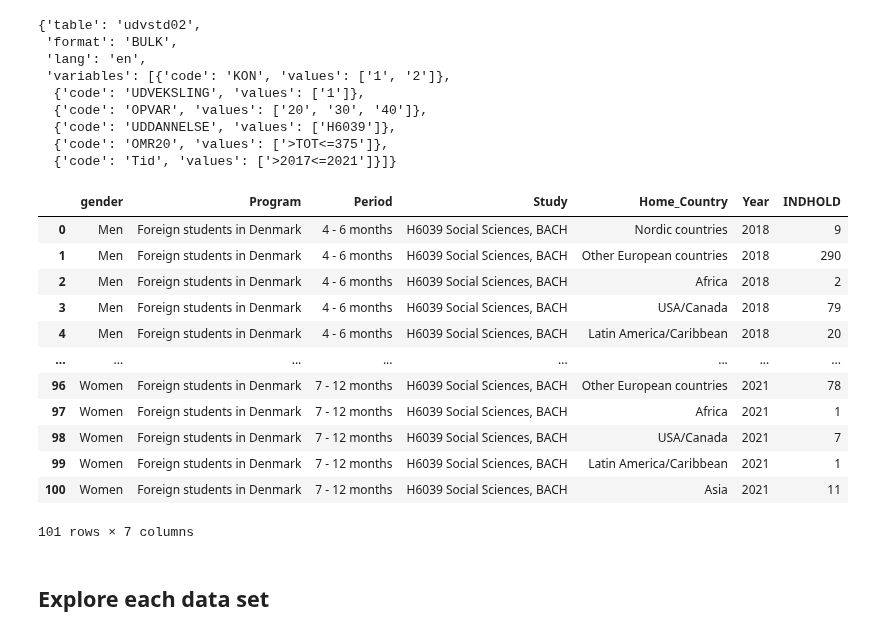
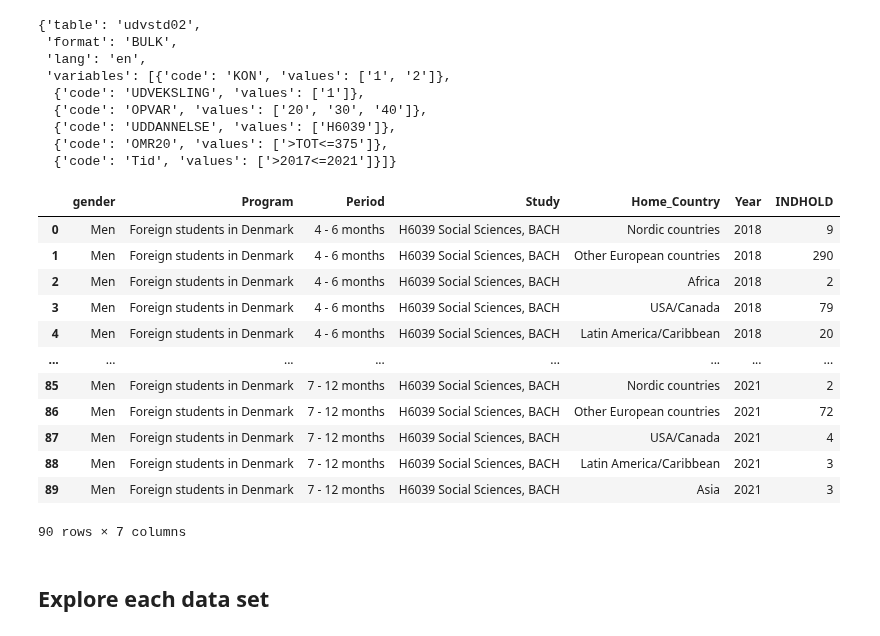
Before and after one commit to NumEconCopenhagen/projects-2023-the-best-duo, a Jupyter notebook: dataproject/dataproject.ipynb, the cells around one changed output. Cells and saved outputs as stored; diff of their text form; code cells hidden in the pictures.

```diff
--- a/dataproject/dataproject.ipynb
+++ b/dataproject/dataproject.ipynb
@@ -78,0 +67,7 @@ Last update: 2022-05-13T08:00:00
+# %%
+# To have access to the Statistics Denmark API for the 'UDVSTD02' table
+exch = DstApi('UDVSTD02')
+
+# Give a summary of the table
+sum = exch.tablesummary(language='en')
+display(sum)
@@ -159,0 +152,4 @@ params
+# %%
+# Defining a set of parameters to make requests to API
+params = exch._define_base_params(language='en')
+params
@@ -178,23 +184,28 @@ params
   {'code': 'OMR20', 'values': ['>TOT<=375']},
   {'code': 'Tid', 'values': ['>2017<=2021']}]}
 # %%
-load = ExchStud.get_data(params=params)
-load.rename(columns = {'KON':'gender', 'UDVEKSLING' :'Program', 'OPVAR' : 'Period', 'UDDANNELSE':'Study', 'OMR20' : 'Home_Country', 'TID':'Year'}, inplace=True)
-load.head(101)
+#Loading data
+exch_stud = exch.get_data(params=params)
+
+#Renaming variables
+exch_stud.rename(columns = {'KON':'gender', 'UDVEKSLING' :'Program', 'OPVAR' : 'Period', 'UDDANNELSE':'Study', 'OMR20' : 'Home_Country', 'TID':'Year'}, inplace=True)
+
+
+exch_stud.head(90)
 # %% [output]
 |  | gender | Program | Period | Study | Home_Country | Year | INDHOLD |
 | 0 | Men | Foreign students in Denmark | 4 - 6 months | H6039 Social Sciences, BACH | Nordic countries | 2018 | 9 |
 | 1 | Men | Foreign students in Denmark | 4 - 6 months | H6039 Social Sciences, BACH | Other European countries | 2018 | 290 |
 | 2 | Men | Foreign students in Denmark | 4 - 6 months | H6039 Social Sciences, BACH | Africa | 2018 | 2 |
 | 3 | Men | Foreign students in Denmark | 4 - 6 months | H6039 Social Sciences, BACH | USA/Canada | 2018 | 79 |
 | 4 | Men | Foreign students in Denmark | 4 - 6 months | H6039 Social Sciences, BACH | Latin America/Caribbean | 2018 | 20 |
 | ... | ... | ... | ... | ... | ... | ... | ... |
-| 96 | Women | Foreign students in Denmark | 7 - 12 months | H6039 Social Sciences, BACH | Other European countries | 2021 | 78 |
-| 97 | Women | Foreign students in Denmark | 7 - 12 months | H6039 Social Sciences, BACH | Africa | 2021 | 1 |
-| 98 | Women | Foreign students in Denmark | 7 - 12 months | H6039 Social Sciences, BACH | USA/Canada | 2021 | 7 |
-| 99 | Women | Foreign students in Denmark | 7 - 12 months | H6039 Social Sciences, BACH | Latin America/Caribbean | 2021 | 1 |
-| 100 | Women | Foreign students in Denmark | 7 - 12 months | H6039 Social Sciences, BACH | Asia | 2021 | 11 |
+| 85 | Men | Foreign students in Denmark | 7 - 12 months | H6039 Social Sciences, BACH | Nordic countries | 2021 | 2 |
+| 86 | Men | Foreign students in Denmark | 7 - 12 months | H6039 Social Sciences, BACH | Other European countries | 2021 | 72 |
+| 87 | Men | Foreign students in Denmark | 7 - 12 months | H6039 Social Sciences, BACH | USA/Canada | 2021 | 4 |
+| 88 | Men | Foreign students in Denmark | 7 - 12 months | H6039 Social Sciences, BACH | Latin America/Caribbean | 2021 | 3 |
+| 89 | Men | Foreign students in Denmark | 7 - 12 months | H6039 Social Sciences, BACH | Asia | 2021 | 3 |
-101 rows × 7 columns
+90 rows × 7 columns
 # %% [markdown]
 ## Explore each data set
 # %% [markdown]
```
Also changed, not shown: parts of 9 cells of this notebook.
